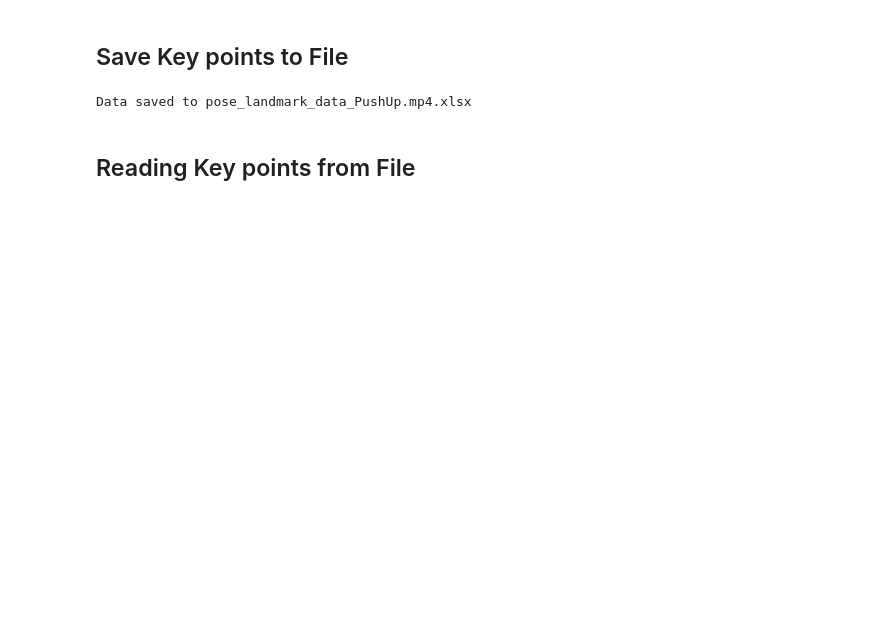
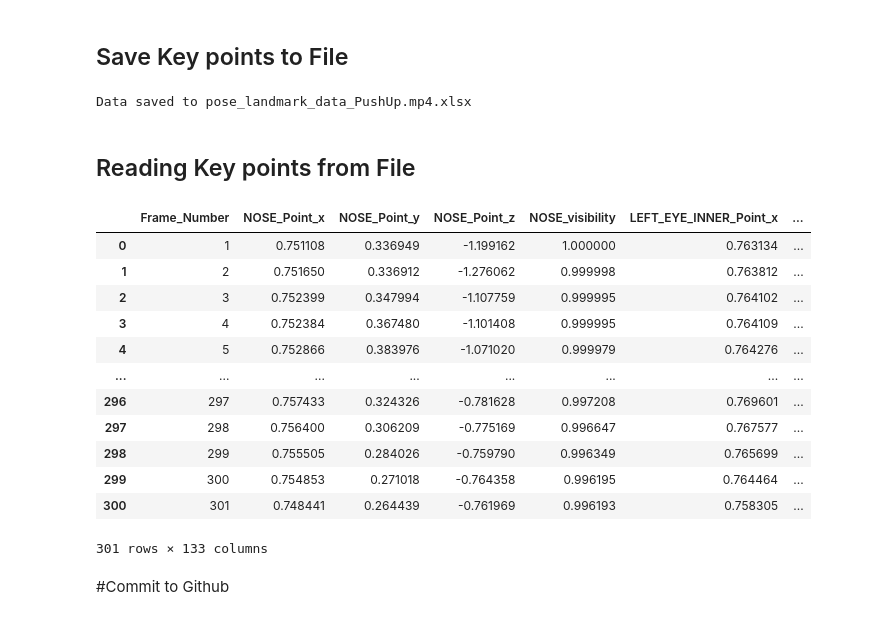
Before and after one commit to SanukaJayasinghe/DSGP-Group28, a Jupyter notebook: Extract_Data.ipynb, the cells around one changed output. Drawn from its saved outputs; the diff is of its cells as text; code cells hidden in the pictures; blank space fills up the shorter version.

Commit message:
Added visibility column to keypoints datset

```diff
--- a/Extract_Data.ipynb
+++ b/Extract_Data.ipynb
@@ -57,7 +94,8 @@ if not os.path.exists('Videos'):
 if not os.path.exists('Datasets'):
   os.mkdir('Datasets')
 
-video_path = '/content/DSGP-Group28/Videos/PushUp.mp4'
+video_name = 'PushUp.mp4'
+video_path = '/content/DSGP-Group28/Videos/' + video_name
 dataset_path = '/content/DSGP-Group28/Datasets/'
 # %%
 frame_count = 0
@@ -140,7 +165,7 @@ df = pd.DataFrame(data_dict)
 df.insert(0, 'Frame_Number', frame_numbers)
 
 # Writing the DataFrame to an Excel file
-file_name = 'pose_landmark_data_' + video_path.split('/')[-1] + '.xlsx'
+file_name = 'pose_landmark_data_' + video_name + '.xlsx'
 
 df.to_excel(dataset_path + '/' + file_name, index=False)
 
@@ -150,4 +175,21 @@ Data saved to pose_landmark_data_PushUp.mp4.xlsx
 # %% [markdown]
 ## Reading Key points from File
 # %%
-df_excel = pd.read_excel('/content/DSGP-Group28/Datasets/pose_landmark_data_PushUp.mp4.xlsx')
+df_excel = pd.read_excel('/content/DSGP-Group28/Datasets/'+ file_name)
+df_excel
+# %% [output]
+|  | Frame_Number | NOSE_Point_x | NOSE_Point_y | NOSE_Point_z | NOSE_visibility | LEFT_EYE_INNER_Point_x | ... |
+| 0 | 1 | 0.751108 | 0.336949 | -1.199162 | 1.000000 | 0.763134 | ... |
+| 1 | 2 | 0.751650 | 0.336912 | -1.276062 | 0.999998 | 0.763812 | ... |
+| 2 | 3 | 0.752399 | 0.347994 | -1.107759 | 0.999995 | 0.764102 | ... |
+| 3 | 4 | 0.752384 | 0.367480 | -1.101408 | 0.999995 | 0.764109 | ... |
+| 4 | 5 | 0.752866 | 0.383976 | -1.071020 | 0.999979 | 0.764276 | ... |
+| ... | ... | ... | ... | ... | ... | ... | ... |
+| 296 | 297 | 0.757433 | 0.324326 | -0.781628 | 0.997208 | 0.769601 | ... |
+| 297 | 298 | 0.756400 | 0.306209 | -0.775169 | 0.996647 | 0.767577 | ... |
+| 298 | 299 | 0.755505 | 0.284026 | -0.759790 | 0.996349 | 0.765699 | ... |
+| 299 | 300 | 0.754853 | 0.271018 | -0.764358 | 0.996195 | 0.764464 | ... |
+| 300 | 301 | 0.748441 | 0.264439 | -0.761969 | 0.996193 | 0.758305 | ... |
+301 rows × 133 columns
+# %% [markdown]
+#Commit to Github
```
Also changed, not shown: parts of 16 cells of this notebook.
